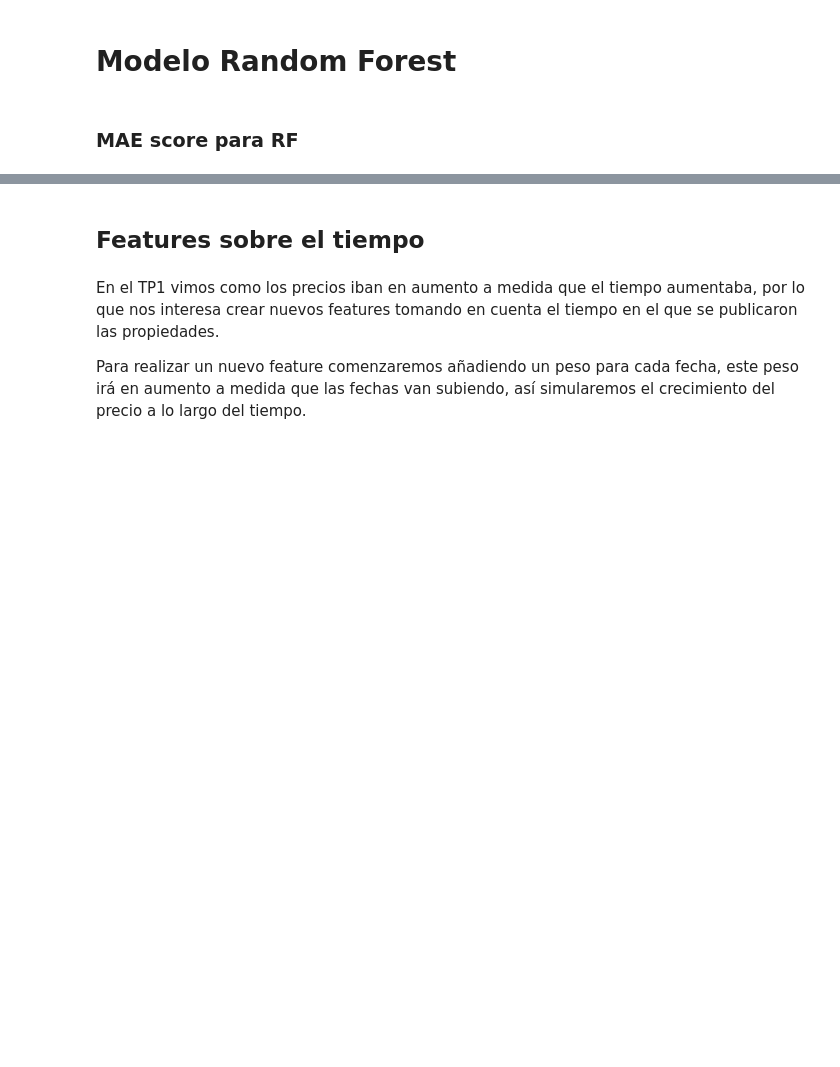
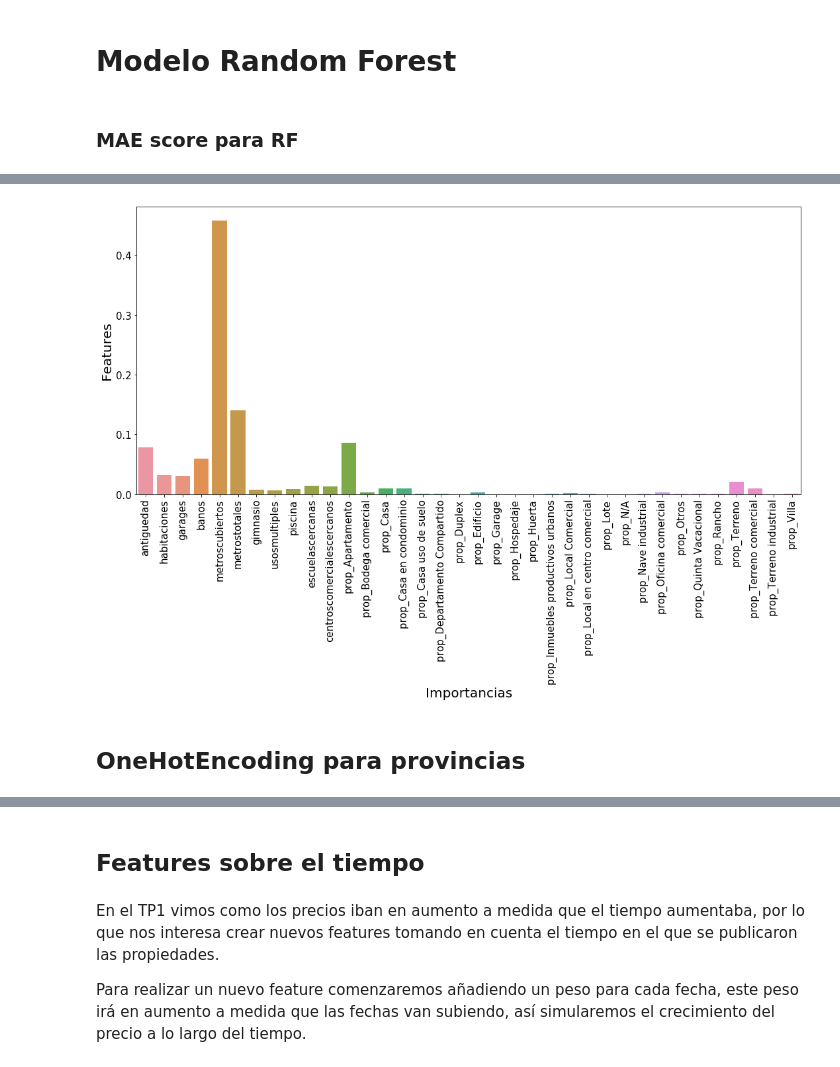
Before and after one commit to luctiz/Grupo43-TP2, a Jupyter notebook: TP2-Features-Soledad.ipynb, the cells around one changed output, grey strips where cells are left out. Saved outputs shown, nothing was run; the diff lists cells and outputs as text; code cells hidden in the pictures; blank space fills up the shorter version.

```diff
--- a/TP2-Features-Soledad.ipynb
+++ b/TP2-Features-Soledad.ipynb
@@ -186,11 +191,17 @@ RF_mae_score1
-# %%
-importancias = pd.DataFrame(RF_model.feature_importances_,index=X.columns,columns=['importancia']).reset_index()
-importancias.columns = ['feature', 'importancia']
 # %%
-import seaborn as sns
-plt.figure(figsize = (18,8))
-graf = sns.barplot(x = importancias.feature, y = importancias.importancia, orient = 'v')
-graf.set_xlabel("Importancias", fontsize = 20)
-graf.set_ylabel("Features", fontsize = 20)
-plt.xticks(fontsize = 15, rotation = 'vertical')
-plt.yticks(fontsize = 15)
+def mostrar_importancias(X, Y,model):
+    model.fit(X,Y)
+    importancias = pd.DataFrame(model.feature_importances_,index=X.columns,columns=['importancia']).reset_index()
+    importancias.columns = ['feature', 'importancia']
+    plt.figure(figsize = (18,8))
+    graf = sns.barplot(x = importancias.feature, y = importancias.importancia, orient = 'v')
+    graf.set_xlabel("Importancias", fontsize = 20)
+    graf.set_ylabel("Features", fontsize = 20)
+    plt.xticks(fontsize = 15, rotation = 'vertical')
+    plt.yticks(fontsize = 15)
+# %%
+mostrar_importancias(X,Y,RF_model)
+# %% [output]
+[figure, added]
+# %% [markdown]
+## OneHotEncoding para provincias
```
Also changed, not shown: parts of 82 cells of this notebook.
